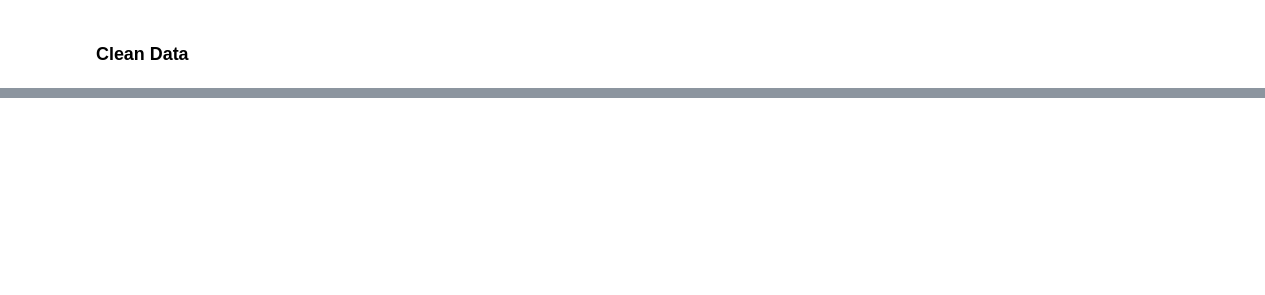
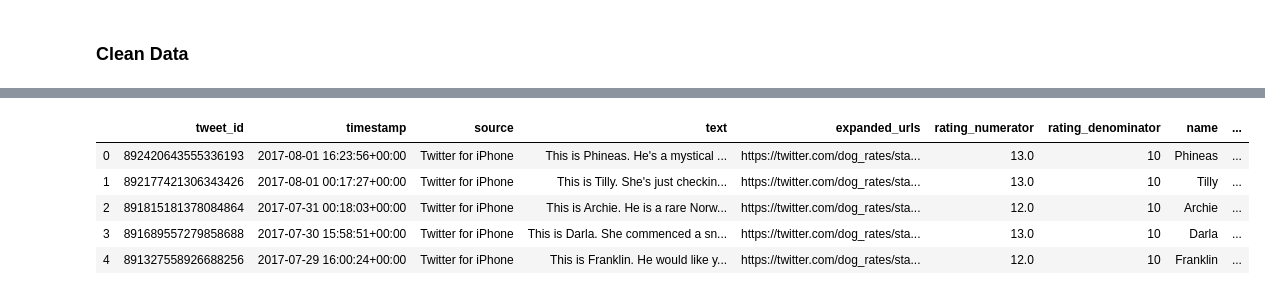
Before and after one commit to Aastha-Arora/data-wrangling-tweet-archive, a Jupyter notebook: data_wrangling.ipynb, the cells around one changed output, grey strips where cells are left out. Cells and saved outputs as stored; diff of their text form; code cells hidden in the pictures; blank space fills up the shorter version.

```diff
--- a/data_wrangling.ipynb
+++ b/data_wrangling.ipynb
@@ -212,0 +341,7 @@ image_predictions table
+# %%
+# Convert timestamp datatype to datetime
+tweet_data.timestamp = pd.to_datetime(tweet_data.timestamp)
+# %%
+# Check the numerator values where they have been incorrectly entered
+pd.set_option('display.max_colwidth', 500)
+tweet_data[tweet_data.text.str.contains(r"(\d+\.\d*\/\d+)")][['text', 'rating_numerator', 'rating_denominator']]
@@ -212,0 +361,15 @@ image_predictions table
+# %%
+# Replace the incorrect ratings with correct ratings
+tweet_data.loc[1007, 'rating_numerator':'rating_denominator'] = [14, 10]
+
+tweet_data.loc[1581, 'rating_numerator':'rating_denominator'] = [10, 10]
+
+tweet_data.loc[43, 'rating_numerator':'rating_denominator'] = [13.50, 10]
+
+tweet_data.loc[307, 'rating_numerator':'rating_denominator'] = [9.75, 10]
+
+tweet_data.loc[647, 'rating_numerator':'rating_denominator'] = [9.75, 10]
+
+tweet_data.loc[713, 'rating_numerator':'rating_denominator'] = [11.27, 10]
+
+tweet_data.loc[1629, 'rating_numerator':'rating_denominator'] = [11.26, 10]
@@ -212,0 +385,15 @@ image_predictions table
+# %%
+# Replace the values in the source column with human readable text
+tweet_data.source = tweet_data.source.replace('<a href="http://twitter.com/download/iphone" rel="nofollow">Twitter for iPhone</a>', 'Twitter for iPhone')
+tweet_data.source = tweet_data.source.replace('<a href="http://vine.co" rel="nofollow">Vine - Make a Scene</a>', 'Vine - Make a Scene')
+tweet_data.source = tweet_data.source.replace('<a href="http://twitter.com" rel="nofollow">Twitter Web Client</a>', 'Twitter Web Client')
+tweet_data.source = tweet_data.source.replace('<a href="https://about.twitter.com/products/tweetdeck" rel="nofollow">TweetDeck</a>', 'TweetDeck')
+# %%
+tweet_data.head(5)
+# %% [output]
+|  | tweet_id | timestamp | source | text | expanded_urls | rating_numerator | rating_denominator | name | ... |
+| 0 | 892420643555336193 | 2017-08-01 16:23:56+00:00 | Twitter for iPhone | This is Phineas. He's a mystical ... | https://twitter.com/dog_rates/sta... | 13.0 | 10 | Phineas | ... |
+| 1 | 892177421306343426 | 2017-08-01 00:17:27+00:00 | Twitter for iPhone | This is Tilly. She's just checkin... | https://twitter.com/dog_rates/sta... | 13.0 | 10 | Tilly | ... |
+| 2 | 891815181378084864 | 2017-07-31 00:18:03+00:00 | Twitter for iPhone | This is Archie. He is a rare Norw... | https://twitter.com/dog_rates/sta... | 12.0 | 10 | Archie | ... |
+| 3 | 891689557279858688 | 2017-07-30 15:58:51+00:00 | Twitter for iPhone | This is Darla. She commenced a sn... | https://twitter.com/dog_rates/sta... | 13.0 | 10 | Darla | ... |
+| 4 | 891327558926688256 | 2017-07-29 16:00:24+00:00 | Twitter for iPhone | This is Franklin. He would like y... | https://twitter.com/dog_rates/sta... | 12.0 | 10 | Franklin | ... |
```
Also changed, not shown: parts of 20 cells of this notebook.
